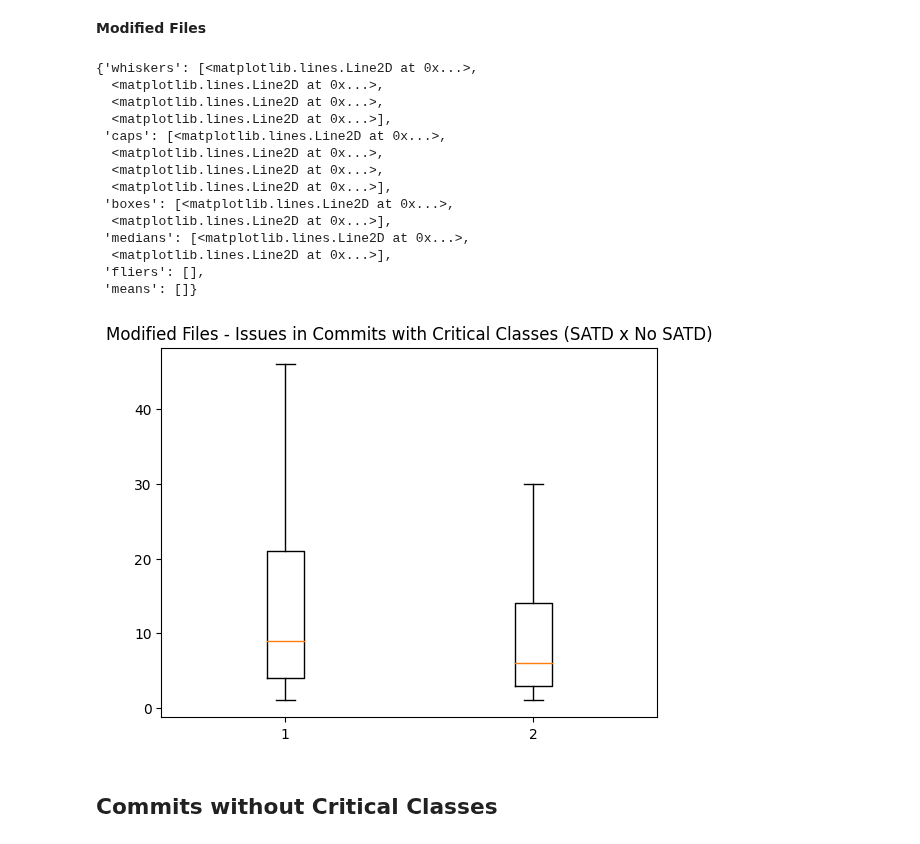
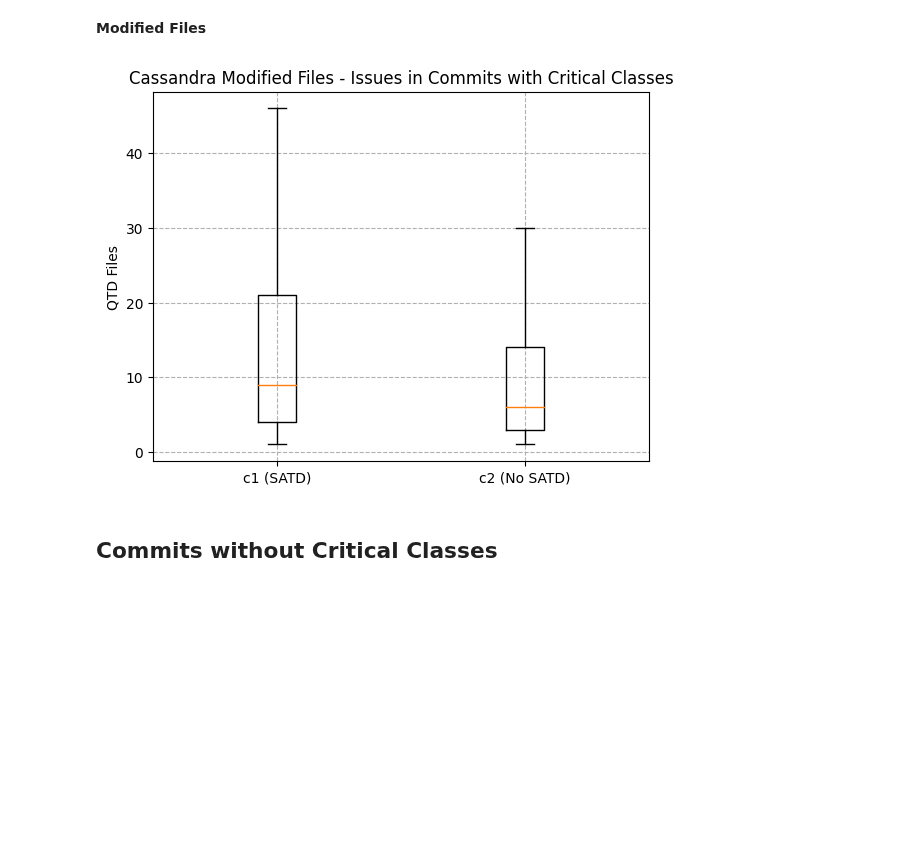
Before and after one commit to armandossrecife/my_validation3, a Jupyter notebook: my_analysis_cassandra.ipynb, the cells around one changed output. Saved outputs shown, nothing was run; the diff lists cells and outputs as text; code cells hidden in the pictures; blank space fills up the shorter version.

```diff
--- a/my_analysis_cassandra.ipynb
+++ b/my_analysis_cassandra.ipynb
@@ -63,13 +64,16 @@ JIRA_SERVER = 'https://issues.apache.org/jira'
 ISSUE_TRACKER_PROJECT = 'CASSANDRA'
 
 # Credentials
-os.environ['USERNAME'] = ''
-os.environ['PASSWORD'] = ''
+os.environ['USERNAME'] = 'armandossrecife'
+os.environ['PASSWORD'] = 'sky1979#ce'
 username = os.environ.get('USERNAME')
 password = os.environ.get('PASSWORD')
 
 path_to_repository = 'cassandra'
 
+list_figures = []
+list_titles = []
+
 lista_arquivos_criticos = ['StorageService.java', 'ColumnFamilyStore.java','DatabaseDescriptor.java','CompactionManager.java','StorageProxy.java','SSTableReader.java','Config.java','CassandraDaemon.java','SelectStatement.java','SinglePartitionReadCommand.java','NodeProbe.java','MessagingService.java']
 # %% [markdown]
 ## Clona o Repositório
@@ -1527,7 +1609,18 @@ ax1.boxplot(x=data_commits_cc_lines, showfliers=False)
 **Modified files**
 # %%
 data_commits_cc_files = df_commits_with_critical_classes_with_satd.files, df_commits_with_critical_classes_no_satd.files
+
 fig1, ax1 = pyplot.subplots()
-ax1.set_title('Modified Files - Commits with Critical Classes (SATD x No SATD)')
+
+ax1.set_title('Cassandra Modified Files - Commits with Critical Classes')
+ax1.set_xticklabels(['c1 (SATD)', 'c2 (No SATD)'])
+ax1.set_ylabel('QTD Modified Files')
+ax1.grid(linestyle='--')
+
 ax1.boxplot(x=data_commits_cc_files, showfliers=False)
+
+fig1.savefig('cassandra4.png')
+Image4 = cv2.imread('cassandra4.png')
+list_figures.append(Image4)
+list_titles.append('Cassandra Modified Files - Commits with Critical Classes')
 # %% [output]
@@ -1611,6 +1690,16 @@ round(df_issues_in_commits_with_critical_classes_no_satd.describe(), 2)
 # %%
 data_issues_commits_cc_lines = df_issues_in_commits_with_critical_classes_with_satd.lines, df_issues_in_commits_with_critical_classes_no_satd.lines
 fig1, ax1 = pyplot.subplots()
-ax1.set_title('LOC Changes - Issues in Commits with Critical Classes (SATD x No SATD)')
+
+ax1.set_title('Cassandra LOC Changes - Issues in Commits with Critical Classes')
+ax1.set_xticklabels(['c1 (SATD)', 'c2 (No SATD)'])
+ax1.set_ylabel('QTD LOC')
+ax1.grid(linestyle='--')
+
 ax1.boxplot(x=data_issues_commits_cc_lines, showfliers=False)
+
+fig1.savefig('cassandra5.png')
+Image5 = cv2.imread('cassandra5.png')
+list_figures.append(Image5)
+list_titles.append('Cassandra LOC Changes - Issues in Commits with Critical Classes')
 # %% [output]
@@ -1634,24 +1709,20 @@ ax1.boxplot(x=data_issues_commits_cc_lines, showfliers=False)
 # %%
 data_issues_commits_cc_files = df_issues_in_commits_with_critical_classes_with_satd.files, df_issues_in_commits_with_critical_classes_no_satd.files
 fig1, ax1 = pyplot.subplots()
-ax1.set_title('Modified Files - Issues in Commits with Critical Classes (SATD x No SATD)')
+
+ax1.set_title('Cassandra Modified Files - Issues in Commits with Critical Classes')
+ax1.set_xticklabels(['c1 (SATD)', 'c2 (No SATD)'])
+ax1.set_ylabel('QTD Files')
+ax1.grid(linestyle='--')
+
 ax1.boxplot(x=data_issues_commits_cc_files, showfliers=False)
+
+fig1.savefig('cassandra6.png')
+Image6 = cv2.imread('cassandra6.png')
+list_figures.append(Image6)
+list_titles.append('Cassandra Modified Files - Issues in Commits with Critical Classes')
 # %% [output]
-{'whiskers': [<matplotlib.lines.Line2D at 0x...>,
-  <matplotlib.lines.Line2D at 0x...>,
-  <matplotlib.lines.Line2D at 0x...>,
-  <matplotlib.lines.Line2D at 0x...>],
- 'caps': [<matplotlib.lines.Line2D at 0x...>,
-  <matplotlib.lines.Line2D at 0x...>,
-  <matplotlib.lines.Line2D at 0x...>,
-  <matplotlib.lines.Line2D at 0x...>],
- 'boxes': [<matplotlib.lines.Line2D at 0x...>,
-  <matplotlib.lines.Line2D at 0x...>],
- 'medians': [<matplotlib.lines.Line2D at 0x...>,
-  <matplotlib.lines.Line2D at 0x...>],
- 'fliers': [],
- 'means': []}
-[figure, old version]
+[figure, new version]
 # %% [markdown]
 ## Commits without Critical Classes
 # %%
```
Also changed, not shown: parts of 23 cells of this notebook.
